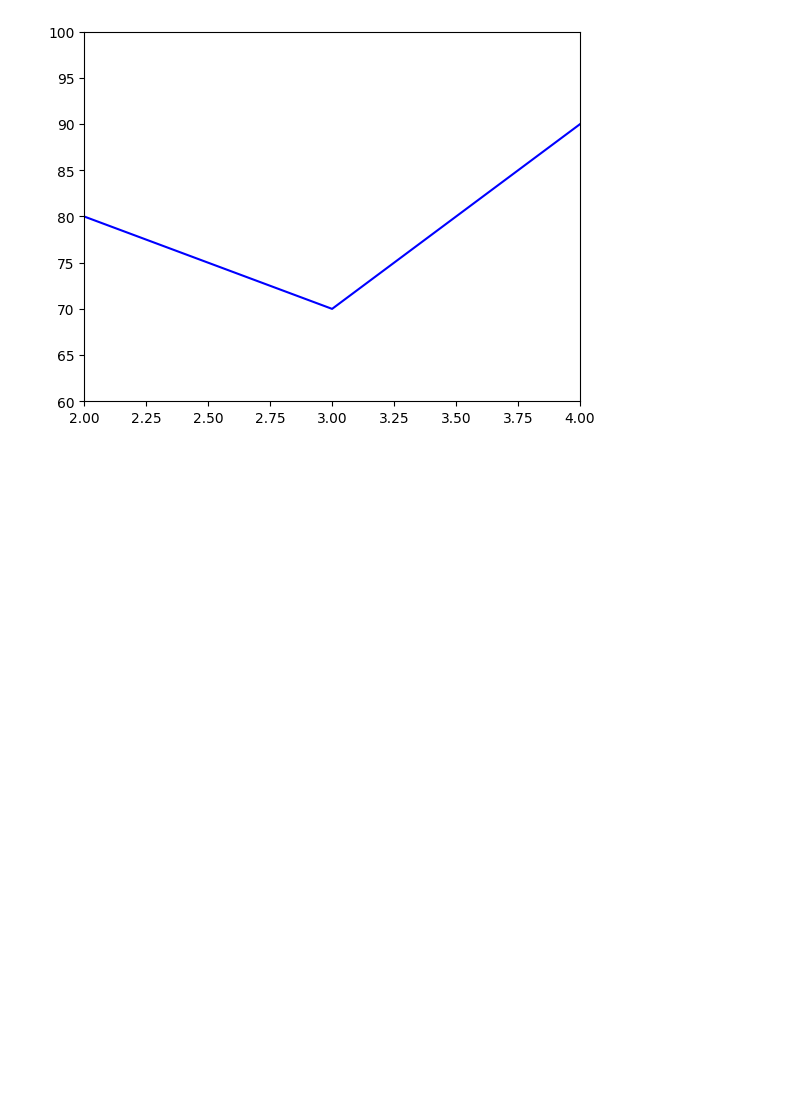
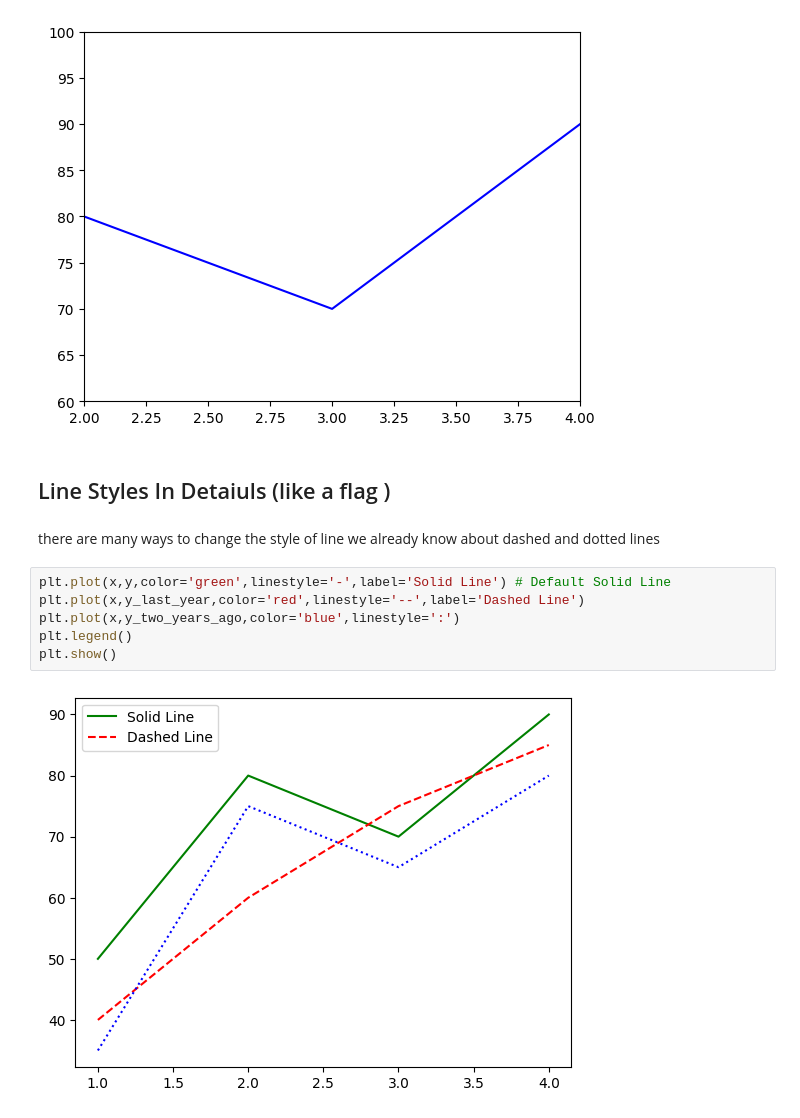
Before and after one commit to rubydamodar/PlotPro-Mastering-Matplotlib, a Jupyter notebook: Line Plot/lineplot.ipynb, the cells around one changed output. Drawn from its saved outputs; the diff is of its cells as text; blank space fills up the shorter version.

Commit message:
Line set detailus
line graph 📊

Co-Authored-By: jiwooverse <184836366+jiwooverse@users.noreply.github.com>
Co-Authored-By: Sumit Agnihotri <163757254+sumit-agnihotri@users.noreply.github.com>
Co-Authored-By: sumit-bharti <20993645+sumit-bharti@users.noreply.github.com>

```diff
--- a/Line Plot/lineplot.ipynb
+++ b/Line Plot/lineplot.ipynb
@@ -151,3 +151,15 @@ plt.ylim(60,100) # y-axis from 60 to 100
 plt.show()
 # %% [output]
 [figure]
+# %% [markdown]
+## Line Styles In Detaiuls (like a flag )
+# %% [markdown]
+there are many ways to change the style of line we already know about dashed and dotted lines
+# %%
+plt.plot(x,y,color='green',linestyle='-',label='Solid Line') # Default Solid Line
+plt.plot(x,y_last_year,color='red',linestyle='--',label='Dashed Line')
+plt.plot(x,y_two_years_ago,color='blue',linestyle=':')
+plt.legend()
+plt.show()
+# %% [output]
+[figure, added]
```
